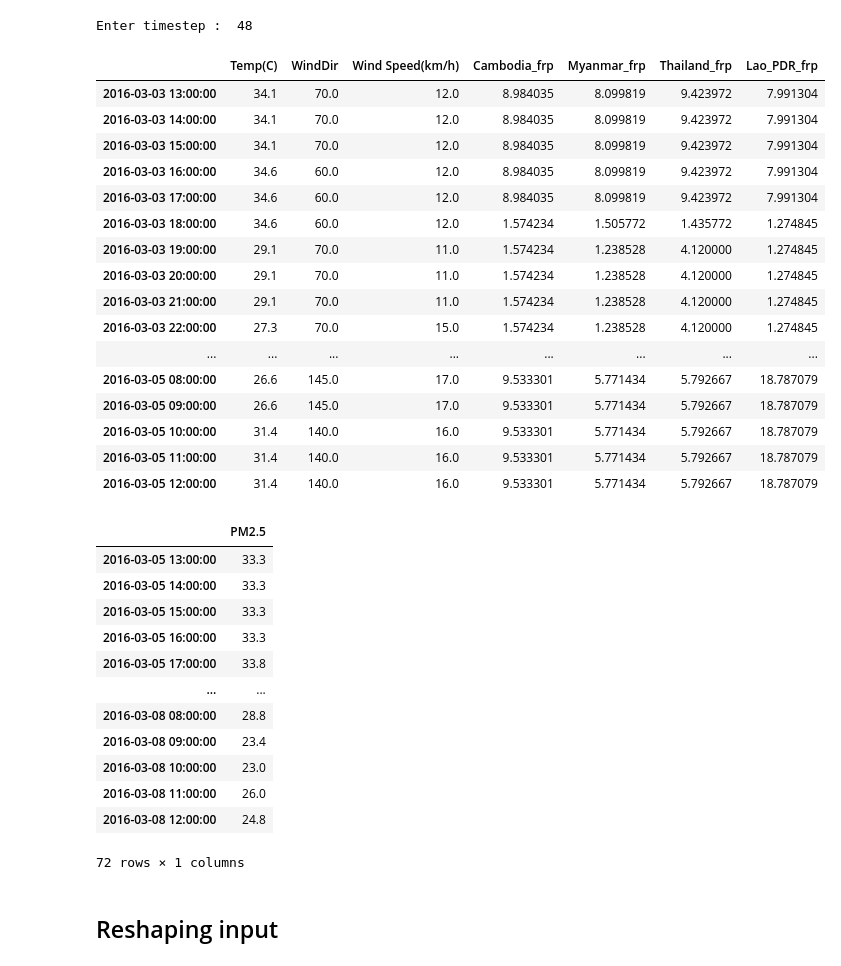
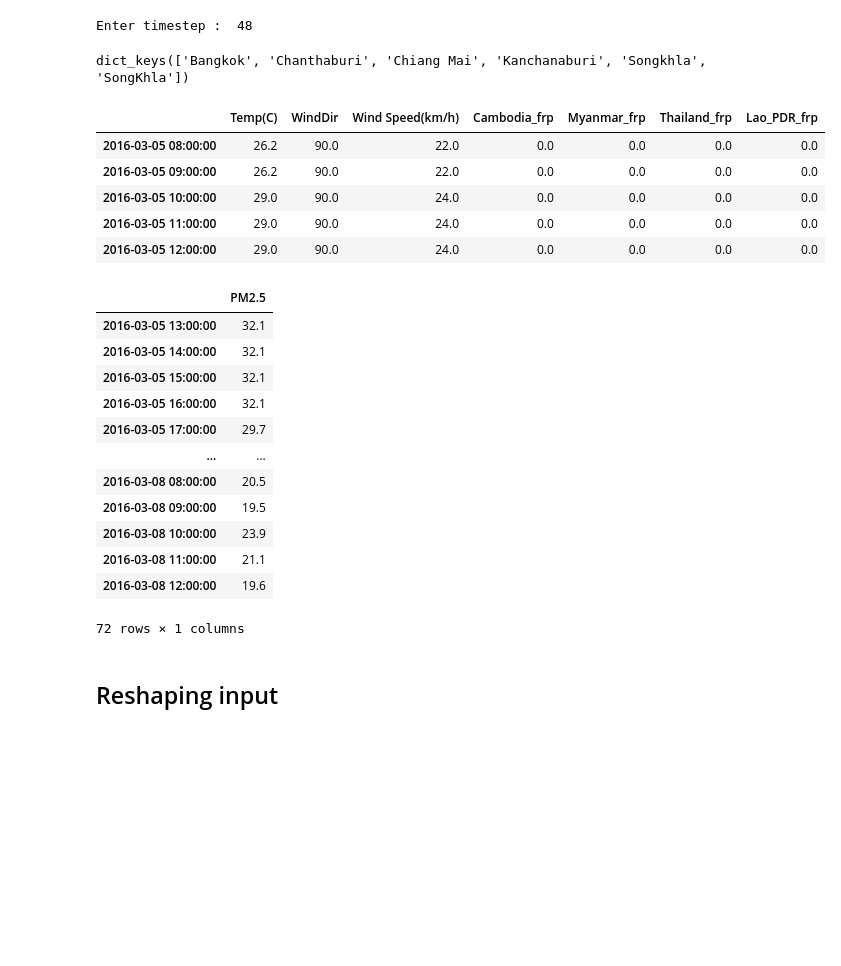
Before and after one commit to samsatp/PM25-DataScience-TermProject, a Jupyter notebook: 5. models_playground.ipynb, the cells around one changed output. Saved outputs shown, nothing was run; the diff lists cells and outputs as text; code cells hidden in the pictures; blank space fills up the shorter version.

```diff
--- a/5. models_playground.ipynb
+++ b/5. models_playground.ipynb
@@ -71,41 +71,34 @@ for province in provinces:
     for e in Y[province]:
         Y_scaled[province].append(y_scaler.transform(e))
         y_scalers[province] = y_scaler
+# %%
+X.keys()
+# %% [output]
+dict_keys(['Bangkok', 'Chanthaburi', 'Chiang Mai', 'Kanchanaburi', 'Songkhla', 'SongKhla'])
 # %%
-X['Bangkok'][0]
+X['Songkhla'][0].tail()
 # %% [output]
 |  | Temp(C) | WindDir | Wind Speed(km/h) | Cambodia_frp | Myanmar_frp | Thailand_frp | Lao_PDR_frp |
-| 2016-03-03 13:00:00 | 34.1 | 70.0 | 12.0 | 8.984035 | 8.099819 | 9.423972 | 7.991304 |
-| 2016-03-03 14:00:00 | 34.1 | 70.0 | 12.0 | 8.984035 | 8.099819 | 9.423972 | 7.991304 |
-| 2016-03-03 15:00:00 | 34.1 | 70.0 | 12.0 | 8.984035 | 8.099819 | 9.423972 | 7.991304 |
-| 2016-03-03 16:00:00 | 34.6 | 60.0 | 12.0 | 8.984035 | 8.099819 | 9.423972 | 7.991304 |
-| 2016-03-03 17:00:00 | 34.6 | 60.0 | 12.0 | 8.984035 | 8.099819 | 9.423972 | 7.991304 |
-| 2016-03-03 18:00:00 | 34.6 | 60.0 | 12.0 | 1.574234 | 1.505772 | 1.435772 | 1.274845 |
-| 2016-03-03 19:00:00 | 29.1 | 70.0 | 11.0 | 1.574234 | 1.238528 | 4.120000 | 1.274845 |
-| 2016-03-03 20:00:00 | 29.1 | 70.0 | 11.0 | 1.574234 | 1.238528 | 4.120000 | 1.274845 |
-| 2016-03-03 21:00:00 | 29.1 | 70.0 | 11.0 | 1.574234 | 1.238528 | 4.120000 | 1.274845 |
-| 2016-03-03 22:00:00 | 27.3 | 70.0 | 15.0 | 1.574234 | 1.238528 | 4.120000 | 1.274845 |
-| ... | ... | ... | ... | ... | ... | ... | ... |
-| 2016-03-05 08:00:00 | 26.6 | 145.0 | 17.0 | 9.533301 | 5.771434 | 5.792667 | 18.787079 |
-| 2016-03-05 09:00:00 | 26.6 | 145.0 | 17.0 | 9.533301 | 5.771434 | 5.792667 | 18.787079 |
-| 2016-03-05 10:00:00 | 31.4 | 140.0 | 16.0 | 9.533301 | 5.771434 | 5.792667 | 18.787079 |
-| 2016-03-05 11:00:00 | 31.4 | 140.0 | 16.0 | 9.533301 | 5.771434 | 5.792667 | 18.787079 |
-| 2016-03-05 12:00:00 | 31.4 | 140.0 | 16.0 | 9.533301 | 5.771434 | 5.792667 | 18.787079 |
+| 2016-03-05 08:00:00 | 26.2 | 90.0 | 22.0 | 0.0 | 0.0 | 0.0 | 0.0 |
+| 2016-03-05 09:00:00 | 26.2 | 90.0 | 22.0 | 0.0 | 0.0 | 0.0 | 0.0 |
+| 2016-03-05 10:00:00 | 29.0 | 90.0 | 24.0 | 0.0 | 0.0 | 0.0 | 0.0 |
+| 2016-03-05 11:00:00 | 29.0 | 90.0 | 24.0 | 0.0 | 0.0 | 0.0 | 0.0 |
+| 2016-03-05 12:00:00 | 29.0 | 90.0 | 24.0 | 0.0 | 0.0 | 0.0 | 0.0 |
 # %%
-Y['Bangkok'][0]
+Y['Songkhla'][0]
 # %% [output]
 |  | PM2.5 |
-| 2016-03-05 13:00:00 | 33.3 |
-| 2016-03-05 14:00:00 | 33.3 |
-| 2016-03-05 15:00:00 | 33.3 |
-| 2016-03-05 16:00:00 | 33.3 |
-| 2016-03-05 17:00:00 | 33.8 |
+| 2016-03-05 13:00:00 | 32.1 |
+| 2016-03-05 14:00:00 | 32.1 |
+| 2016-03-05 15:00:00 | 32.1 |
+| 2016-03-05 16:00:00 | 32.1 |
+| 2016-03-05 17:00:00 | 29.7 |
 | ... | ... |
-| 2016-03-08 08:00:00 | 28.8 |
-| 2016-03-08 09:00:00 | 23.4 |
-| 2016-03-08 10:00:00 | 23.0 |
-| 2016-03-08 11:00:00 | 26.0 |
-| 2016-03-08 12:00:00 | 24.8 |
+| 2016-03-08 08:00:00 | 20.5 |
+| 2016-03-08 09:00:00 | 19.5 |
+| 2016-03-08 10:00:00 | 23.9 |
+| 2016-03-08 11:00:00 | 21.1 |
+| 2016-03-08 12:00:00 | 19.6 |
 72 rows × 1 columns
 # %% [markdown]
 ## Reshaping input
```
Also changed, not shown: parts of 5 cells of this notebook, 1 other file.
